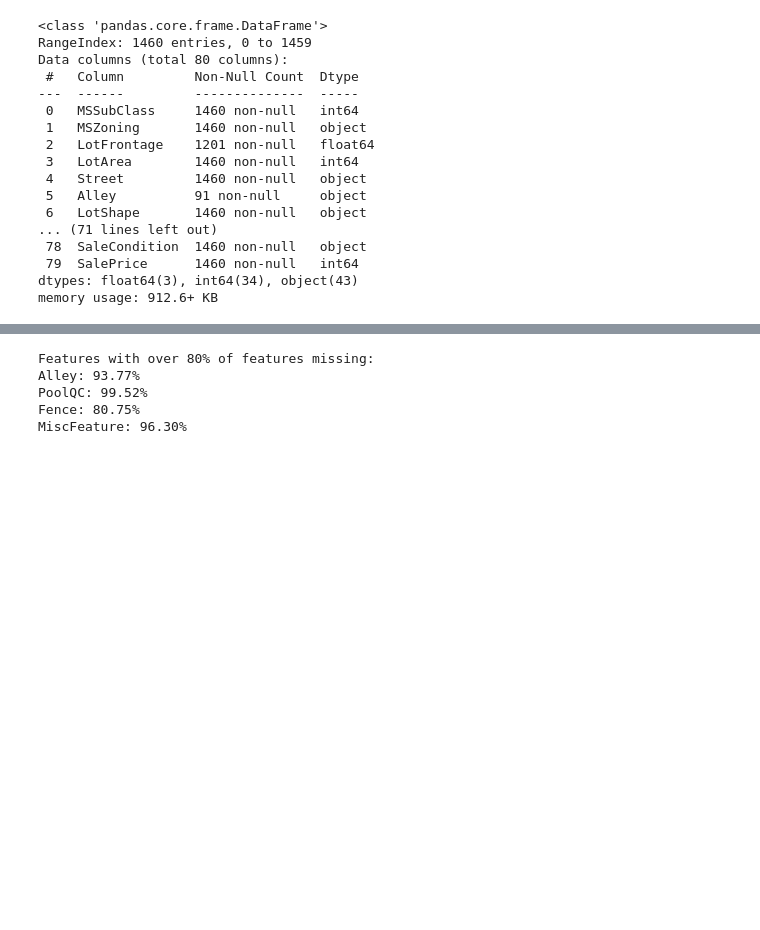
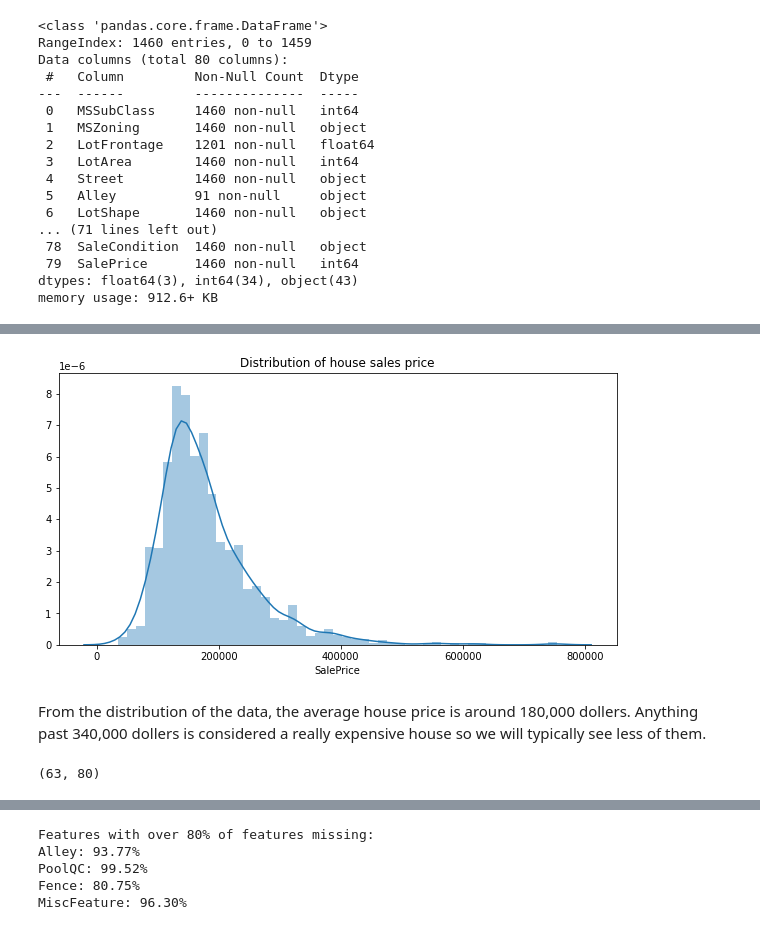
Before and after one commit to Ryan95Z/ml-house-prices, a Jupyter notebook: notebooks/House Prices - EDA.ipynb, the cells around one changed output, grey strips where cells are left out. Cells and saved outputs as stored; diff of their text form; code cells hidden in the pictures; blank space fills up the shorter version.

```diff
--- a/notebooks/House Prices - EDA.ipynb
+++ b/notebooks/House Prices - EDA.ipynb
@@ -44,0 +61,14 @@ memory usage: 912.6+ KB
+# %%
+plt.figure(figsize=(10, 5))
+sns.distplot(sale_price)
+plt.title('Distribution of house sales price')
+plt.show()
+# %% [output]
+[figure, added]
+# %% [markdown]
+From the distribution of the data, the average house price is around 180,000 dollers. Anything past 340,000 dollers is considered a really expensive house so we will typically see less of them.
+# %%
+expensive_houses_df = house_prices_train[sale_price >= 340000]
+expensive_houses_df.shape
+# %% [output]
+(63, 80)
```
Also changed, not shown: parts of 4 cells of this notebook.
